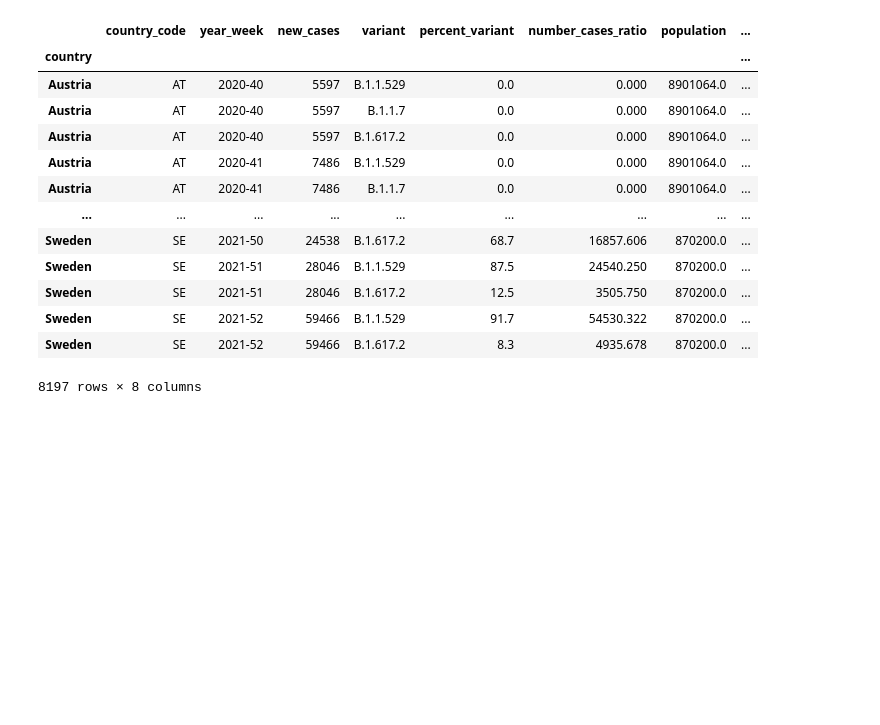
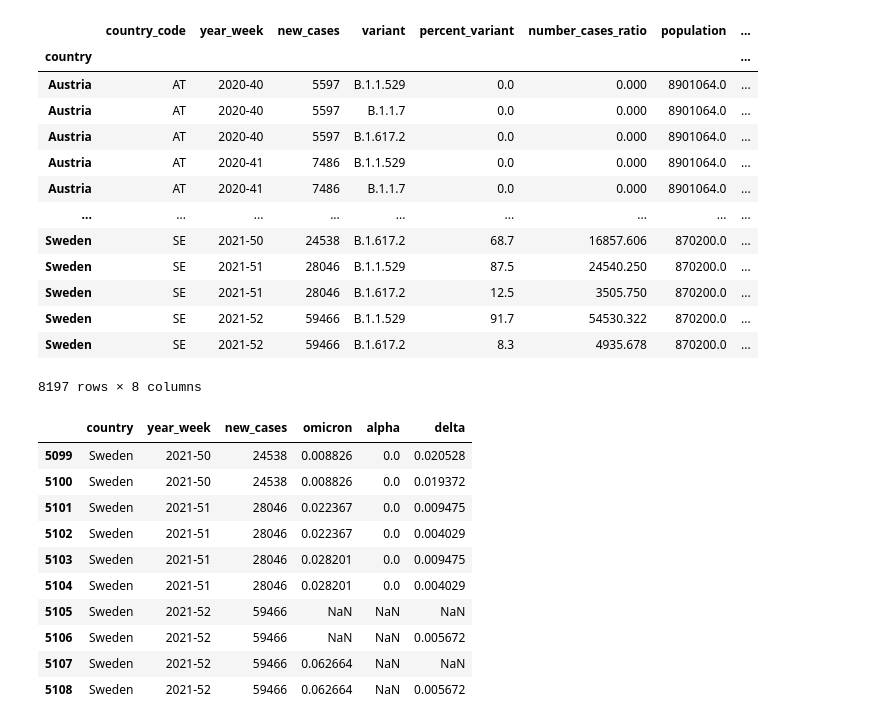
Before and after one commit to bryn-m/Covid_Evolution, a Jupyter notebook: 1_load_data.ipynb, the cells around one changed output. Drawn from its saved outputs; the diff is of its cells as text; code cells hidden in the pictures; blank space fills up the shorter version.

```diff
--- a/load_data.ipynb
+++ b/1_load_data.ipynb
@@ -145,7 +145,7 @@ See the caveats in the documentation: https://pandas.pydata.org/pandas-docs/stab
 8197 rows × 7 columns
 # %%
 def normalize_counts(row):
-    percentage = (row['number_cases_ratio']/row['population']) * 100
+    percentage = (row['number_cases_ratio']/row['population'])
     return percentage
 
 variants['normalized_counts'] = variants.apply(normalize_counts, axis=1)
@@ -171,3 +171,26 @@ See the caveats in the documentation: https://pandas.pydata.org/pandas-docs/stab
 | Sweden | SE | 2021-52 | 59466 | B.1.1.529 | 91.7 | 54530.322 | 870200.0 | ... |
 | Sweden | SE | 2021-52 | 59466 | B.1.617.2 | 8.3 | 4935.678 | 870200.0 | ... |
 8197 rows × 8 columns
+# %%
+variants = variants.drop(columns=['country_code', 'percent_variant', 'number_cases_ratio', 'population'])
+# %%
+dfs = variants.groupby(by='variant')
+
+
+new_df=pd.merge(dfs.get_group('B.1.1.529'), dfs.get_group('B.1.1.7'), on=['country', 'year_week', 'new_cases'])
+new_df=pd.merge(new_df, dfs.get_group('B.1.617.2'), on=['country', 'year_week', 'new_cases'])
+new_df = new_df.rename(columns={'normalized_counts_x':'omicron', 'normalized_counts_y':'alpha', 'normalized_counts': 'delta'})
+new_df = new_df.drop(columns=['variant_x', 'variant_y', 'variant'])
+new_df.tail(10)
+# %% [output]
+|  | country | year_week | new_cases | omicron | alpha | delta |
+| 5099 | Sweden | 2021-50 | 24538 | 0.008826 | 0.0 | 0.020528 |
+| 5100 | Sweden | 2021-50 | 24538 | 0.008826 | 0.0 | 0.019372 |
+| 5101 | Sweden | 2021-51 | 28046 | 0.022367 | 0.0 | 0.009475 |
+| 5102 | Sweden | 2021-51 | 28046 | 0.022367 | 0.0 | 0.004029 |
+| 5103 | Sweden | 2021-51 | 28046 | 0.028201 | 0.0 | 0.009475 |
+| 5104 | Sweden | 2021-51 | 28046 | 0.028201 | 0.0 | 0.004029 |
+| 5105 | Sweden | 2021-52 | 59466 | NaN | NaN | NaN |
+| 5106 | Sweden | 2021-52 | 59466 | NaN | NaN | 0.005672 |
+| 5107 | Sweden | 2021-52 | 59466 | 0.062664 | NaN | NaN |
+| 5108 | Sweden | 2021-52 | 59466 | 0.062664 | NaN | 0.005672 |
```
Also changed, not shown: parts of 2 cells of this notebook.
